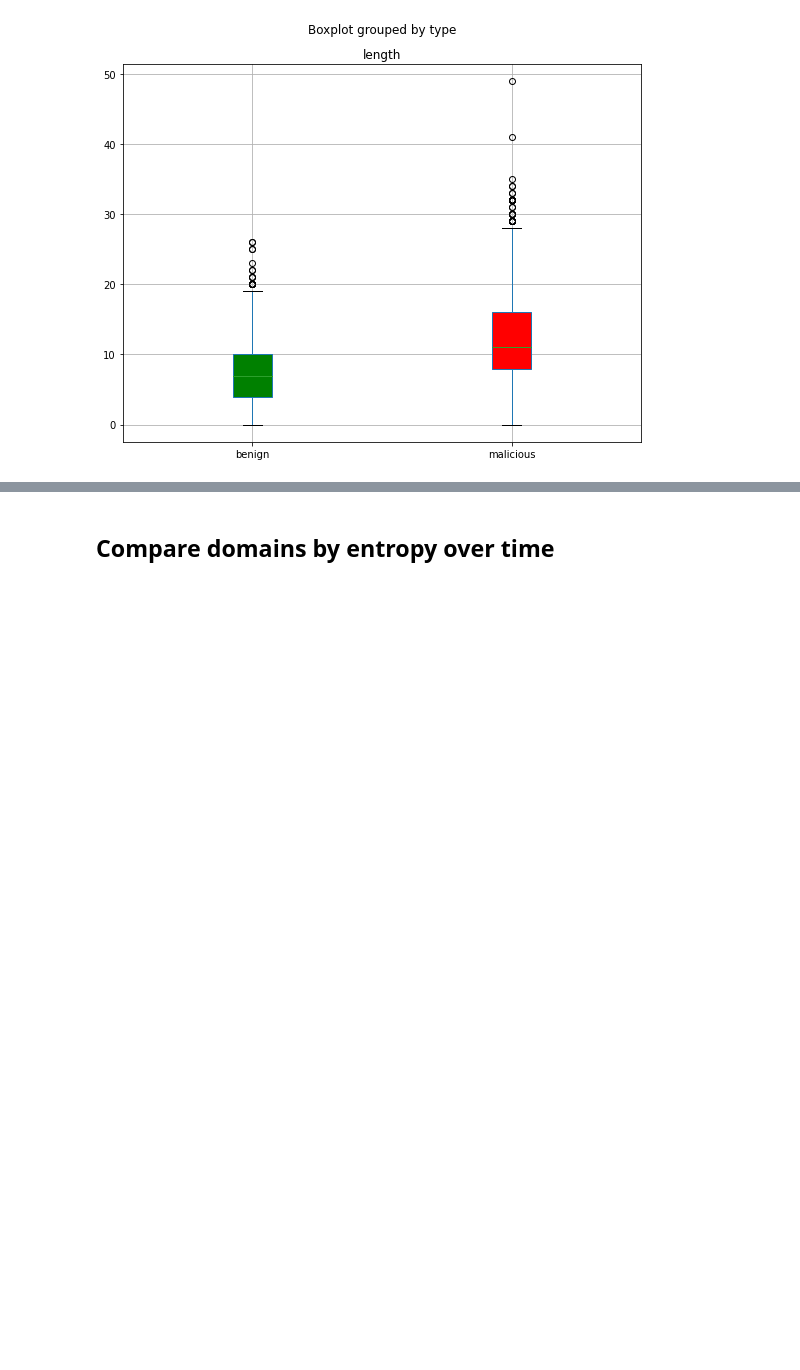
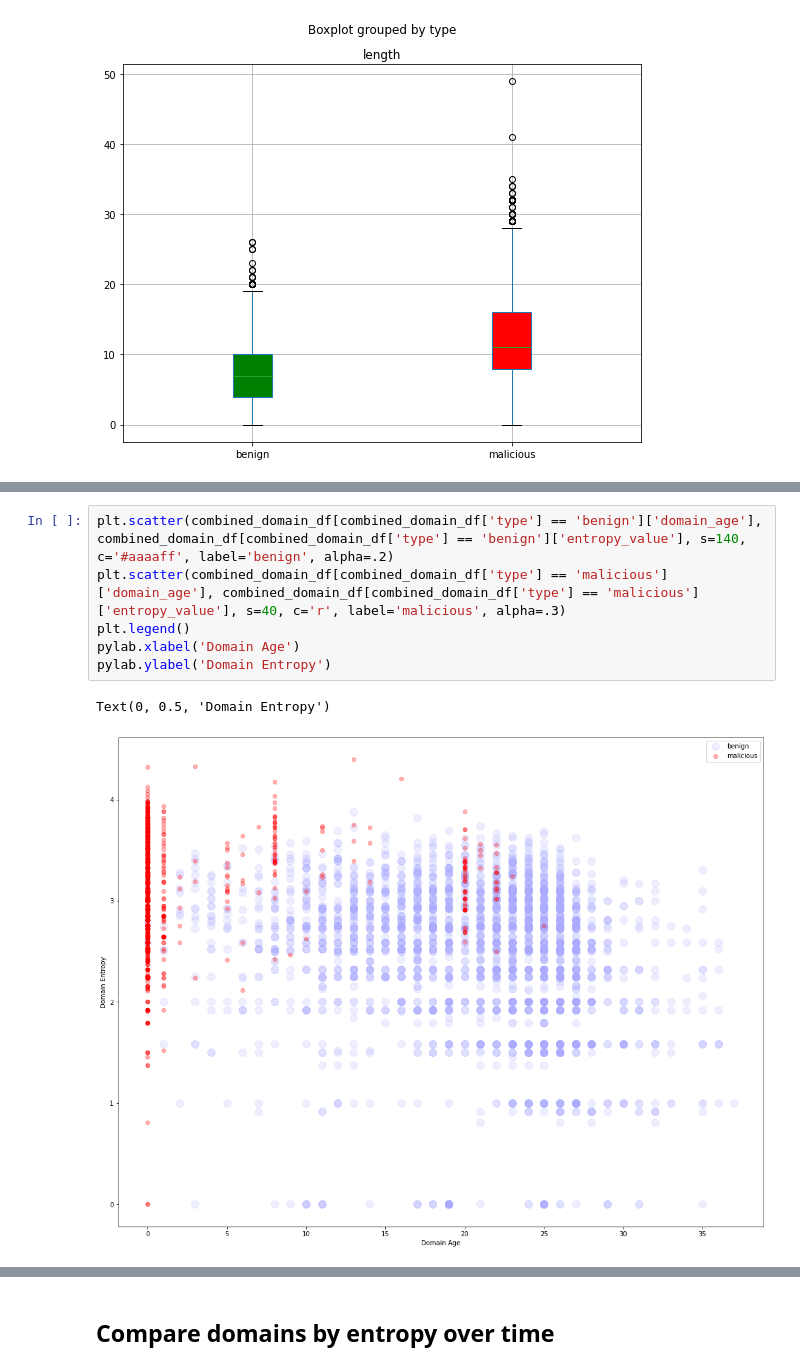
Before and after one commit to erodium/artemis, a Jupyter notebook: notebooks/kevin-eda.ipynb, the cells around one changed output, grey strips where cells are left out. Saved outputs shown, nothing was run; the diff lists cells and outputs as text; blank space fills up the shorter version.

```diff
--- a/notebooks/kevin-eda.ipynb
+++ b/notebooks/kevin-eda.ipynb
@@ -737,0 +743,9 @@ Text(0, 0.5, 'Domain Entropy')
+# %%
+plt.scatter(combined_domain_df[combined_domain_df['type'] == 'benign']['domain_age'], combined_domain_df[combined_domain_df['type'] == 'benign']['entropy_value'], s=140, c='#aaaaff', label='benign', alpha=.2)
+plt.scatter(combined_domain_df[combined_domain_df['type'] == 'malicious']['domain_age'], combined_domain_df[combined_domain_df['type'] == 'malicious']['entropy_value'], s=40, c='r', label='malicious', alpha=.3)
+plt.legend()
+pylab.xlabel('Domain Age')
+pylab.ylabel('Domain Entropy')
+# %% [output]
+Text(0, 0.5, 'Domain Entropy')
+[figure, added]
```
Also changed, not shown: parts of 43 cells of this notebook, 1 other file.
